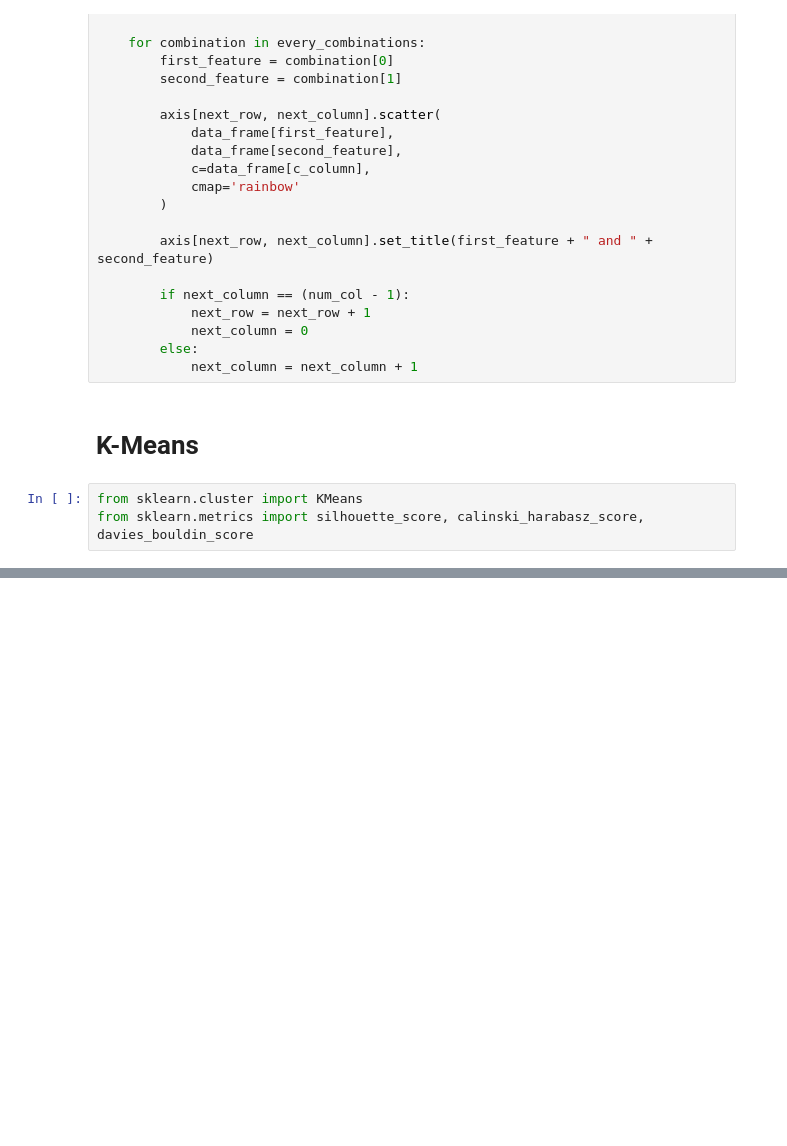
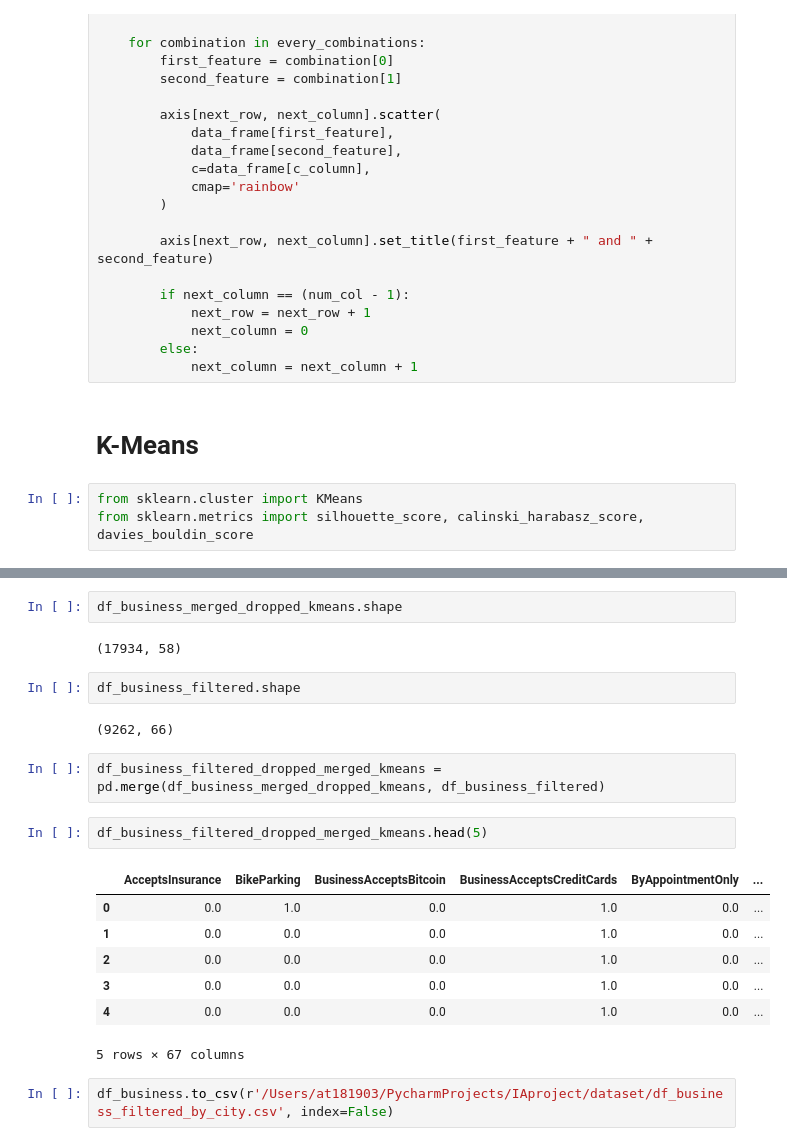
Before and after one commit to AT181903/YelpDatasetAnalysis, a Jupyter notebook: tasks/business_task.ipynb, the cells around one changed output, grey strips where cells are left out. Drawn from its saved outputs; the diff is of its cells as text; blank space fills up the shorter version.

```diff
--- a/tasks/business_task.ipynb
+++ b/tasks/business_task.ipynb
@@ -196,0 +202,22 @@ df_business_merged_filtered_kmeans = add_new_column('kmeans', df_cluster_kmeans,
+# %%
+df_business_merged_dropped_kmeans.shape
+# %% [output]
+(17934, 58)
+# %%
+df_business_filtered.shape
+# %% [output]
+(9262, 66)
+# %%
+df_business_filtered_dropped_merged_kmeans = pd.merge(df_business_merged_dropped_kmeans, df_business_filtered)
+# %%
+df_business_filtered_dropped_merged_kmeans.head(5)
+# %% [output]
+|  | AcceptsInsurance | BikeParking | BusinessAcceptsBitcoin | BusinessAcceptsCreditCards | ByAppointmentOnly | ... |
+| 0 | 0.0 | 1.0 | 0.0 | 1.0 | 0.0 | ... |
+| 1 | 0.0 | 0.0 | 0.0 | 1.0 | 0.0 | ... |
+| 2 | 0.0 | 0.0 | 0.0 | 1.0 | 0.0 | ... |
+| 3 | 0.0 | 0.0 | 0.0 | 1.0 | 0.0 | ... |
+| 4 | 0.0 | 0.0 | 0.0 | 1.0 | 0.0 | ... |
+5 rows × 67 columns
+# %%
+df_business.to_csv(r'/Users/at181903/PycharmProjects/IAproject/dataset/df_business_filtered_by_city.csv', index=False)
```
Also changed, not shown: parts of 8 cells of this notebook.
